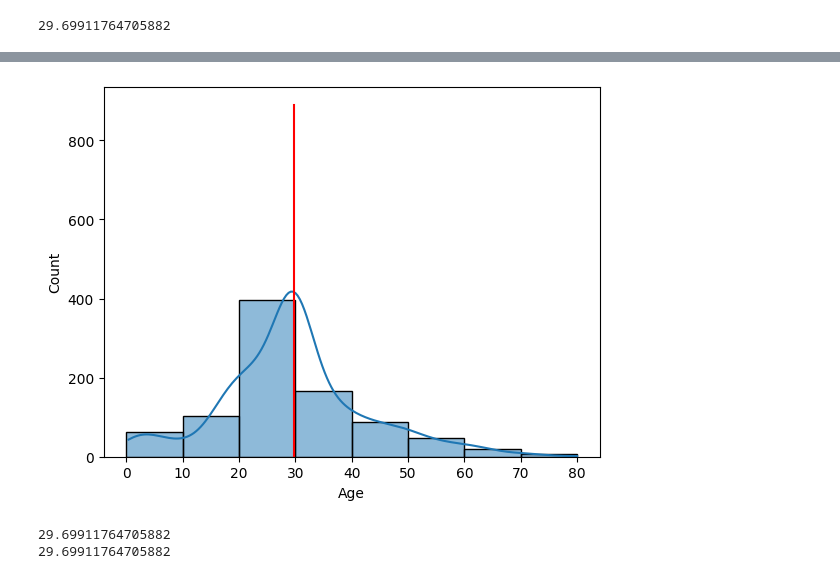
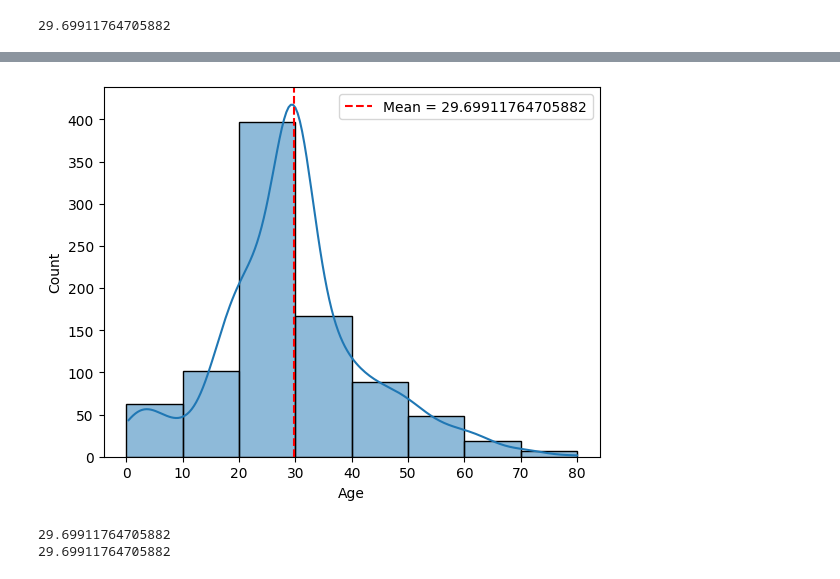
Before and after one commit to faruk950147/Python-A-to-Z, a Jupyter notebook: 07 ML/statictist/main.ipynb, the cells around one changed output, grey strips where cells are left out. Cells and saved outputs as stored; diff of their text form; code cells hidden in the pictures.

```diff
--- a/07 ML/statictist/main.ipynb
+++ b/07 ML/statictist/main.ipynb
@@ -46,10 +46,16 @@ plt.show()
 # %%
-mean = np.mean(df['Age'])
+mean_value = df['Age'].mean()
+
+# Histogram
 sns.histplot(df['Age'], kde=True, bins=[i for i in range(0, 81, 10)])
-plt.plot([mean for i in range(len(df['Age']))], [i for i in range(len(df['Age']))], color='red')
+
+# Mean line
+plt.axvline(x=mean_value, color='red',linestyle='--', label=f'Mean = {mean_value}')
+
+plt.legend()
 plt.show()
 # %% [output]
-[figure, old version]
+[figure, new version]
 # %%
 print(df['Age'].median())
 
```
Also changed, not shown: parts of 7 cells of this notebook.
